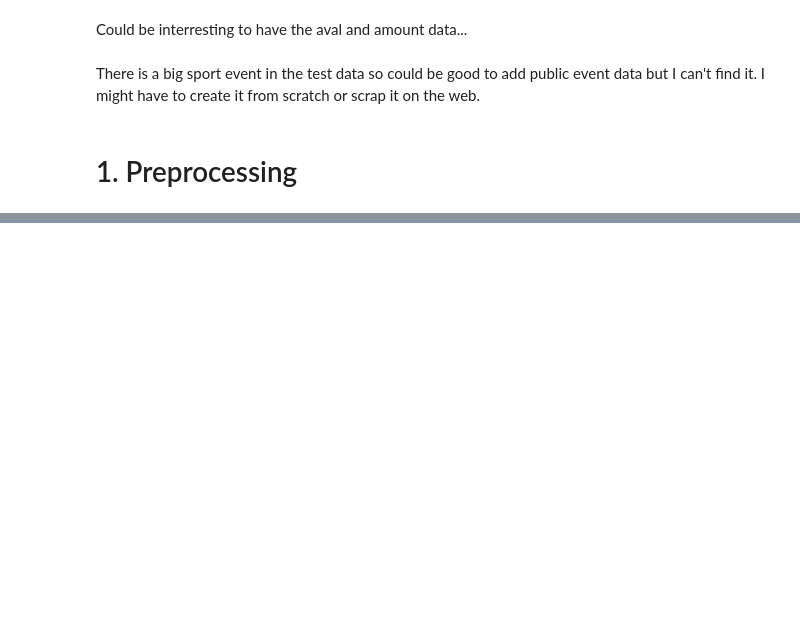
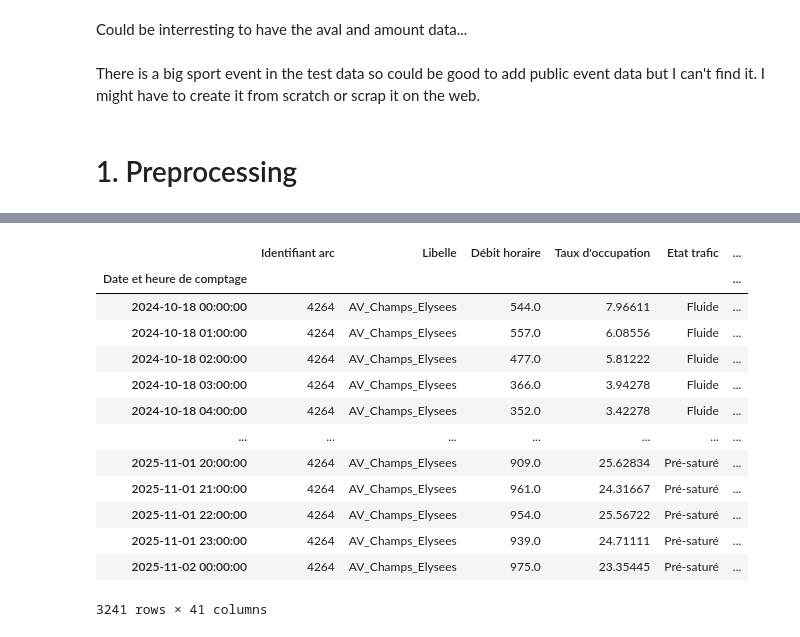
Before and after one commit to JimmyGuertin/Datathon-BCG, a Jupyter notebook: notebooks/eda.ipynb, the cells around one changed output, grey strips where cells are left out. Cells and saved outputs as stored; diff of their text form; code cells hidden in the pictures; blank space fills up the shorter version.

```diff
--- a/notebooks/eda.ipynb
+++ b/notebooks/eda.ipynb
@@ -233,0 +44,17 @@ Index(['Identifiant arc', 'Libelle', 'Date et heure de comptage',
+# %%
+preprocessed_df[preprocessed_df["is_holiday"]==True]
+# %% [output]
+|  | Identifiant arc | Libelle | Débit horaire | Taux d'occupation | Etat trafic | ... |
+| Date et heure de comptage |  |  |  |  |  | ... |
+| 2024-10-18 00:00:00 | 4264 | AV_Champs_Elysees | 544.0 | 7.96611 | Fluide | ... |
+| 2024-10-18 01:00:00 | 4264 | AV_Champs_Elysees | 557.0 | 6.08556 | Fluide | ... |
+| 2024-10-18 02:00:00 | 4264 | AV_Champs_Elysees | 477.0 | 5.81222 | Fluide | ... |
+| 2024-10-18 03:00:00 | 4264 | AV_Champs_Elysees | 366.0 | 3.94278 | Fluide | ... |
+| 2024-10-18 04:00:00 | 4264 | AV_Champs_Elysees | 352.0 | 3.42278 | Fluide | ... |
+| ... | ... | ... | ... | ... | ... | ... |
+| 2025-11-01 20:00:00 | 4264 | AV_Champs_Elysees | 909.0 | 25.62834 | Pré-saturé | ... |
+| 2025-11-01 21:00:00 | 4264 | AV_Champs_Elysees | 961.0 | 24.31667 | Pré-saturé | ... |
+| 2025-11-01 22:00:00 | 4264 | AV_Champs_Elysees | 954.0 | 25.56722 | Pré-saturé | ... |
+| 2025-11-01 23:00:00 | 4264 | AV_Champs_Elysees | 939.0 | 24.71111 | Pré-saturé | ... |
+| 2025-11-02 00:00:00 | 4264 | AV_Champs_Elysees | 975.0 | 23.35445 | Pré-saturé | ... |
+3241 rows × 41 columns
```
Also changed, not shown: parts of 8 cells of this notebook, 1 other file.
